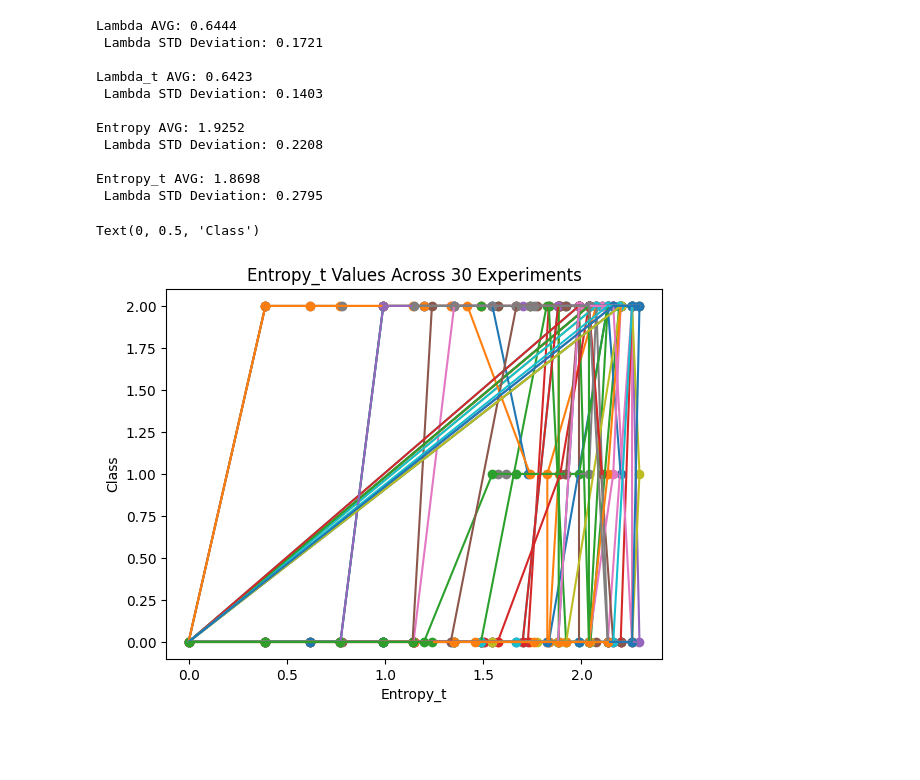
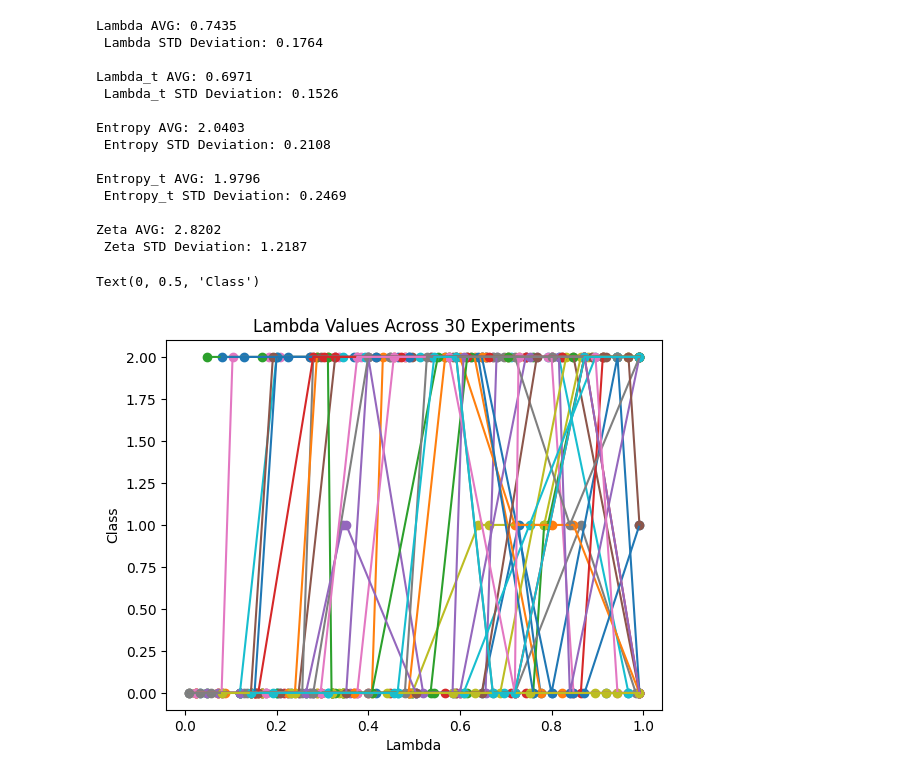
Before and after one commit to washwor1/CS420-Biologoical-Computing, a Jupyter notebook: Lab 1 - Edge of Chaos/calculations.ipynb, the cells around one changed output. Drawn from its saved outputs; the diff is of its cells as text; code cells hidden in the pictures; blank space fills up the shorter version.

```diff
--- a/Lab 1 - Edge of Chaos/calculations.ipynb
+++ b/Lab 1 - Edge of Chaos/calculations.ipynb
@@ -9,23 +9,28 @@ Lambda = np.array(df["Lambda"])
 Lambda_t = np.array(df["Lambda_t"])
 Entropy_t = np.array(df["H"])
 Entropy = np.array(df["H_t"])
+Zeta = np.array(df["Zeta"])
 
 print(f"Lambda AVG: {np.average(Lambda):.4f}\n Lambda STD Deviation: {np.std(Lambda):.4f}\n")
-print(f"Lambda_t AVG: {np.average(Lambda_t):.4f}\n Lambda STD Deviation: {np.std(Lambda_t):.4f}\n")
-print(f"Entropy AVG: {np.average(Entropy):.4f}\n Lambda STD Deviation: {np.std(Entropy):.4f}\n")
-print(f"Entropy_t AVG: {np.average(Entropy_t):.4f}\n Lambda STD Deviation: {np.std(Entropy_t):.4f}\n")
+print(f"Lambda_t AVG: {np.average(Lambda_t):.4f}\n Lambda_t STD Deviation: {np.std(Lambda_t):.4f}\n")
+print(f"Entropy AVG: {np.average(Entropy):.4f}\n Entropy STD Deviation: {np.std(Entropy):.4f}\n")
+print(f"Entropy_t AVG: {np.average(Entropy_t):.4f}\n Entropy_t STD Deviation: {np.std(Entropy_t):.4f}\n")
+print(f"Zeta AVG: {np.average(Zeta):.4f}\n Zeta STD Deviation: {np.std(Zeta):.4f}\n")
 # %% [output]
-Lambda AVG: 0.6444
- Lambda STD Deviation: 0.1721
+Lambda AVG: 0.7435
+ Lambda STD Deviation: 0.1764
 
-Lambda_t AVG: 0.6423
- Lambda STD Deviation: 0.1403
+Lambda_t AVG: 0.6971
+ Lambda_t STD Deviation: 0.1526
 
-Entropy AVG: 1.9252
- Lambda STD Deviation: 0.2208
+Entropy AVG: 2.0403
+ Entropy STD Deviation: 0.2108
 
-Entropy_t AVG: 1.8698
- Lambda STD Deviation: 0.2795
+Entropy_t AVG: 1.9796
+ Entropy_t STD Deviation: 0.2469
+
+Zeta AVG: 2.8202
+ Zeta STD Deviation: 1.2187
 # %%
 df = pd.read_csv('masterpak.csv')
 
@@ -34,6 +39,7 @@ Lambda = np.array(df["Lambda"])
 Lambda_t = np.array(df["Lambda_t"])
 Entropy = np.array(df["H"])
 Entropy_t = np.array(df["H_t"])
+Zeta = np.array(df["Zeta"])
 
 for i in range(y.size):
     if y[i] == 1 or y[i] == 2:
@@ -42,14 +48,15 @@ for i in range(y.size):
         y[i] = 2
     else:
         y[i] = 1
-
-for i in range(0,y.size,12):
-    plt.plot(Entropy_t[i:i+11], y[i:i+11])
-    plt.scatter(Entropy_t[i:i+11], y[i:i+11])
-
-plt.title("Entropy_t Values Across 30 Experiments")
-plt.xlabel("Entropy_t")
-plt.ylabel("Class")
-# %% [output]
-Text(0, 0.5, 'Class')
-[figure, removed]
+# %%
+
+for i in range(0,y.size,13):
+    plt.plot(Lambda[i:i+12], y[i:i+12])
+    plt.scatter(Lambda[i:i+12], y[i:i+12])
+
+plt.title("Lambda Values Across 30 Experiments")
+plt.xlabel("Lambda")
+plt.ylabel("Class")
+# %% [output]
+Text(0, 0.5, 'Class')
+[figure, added]
```
Also changed, not shown: parts of 4 cells of this notebook, 7 other files.
